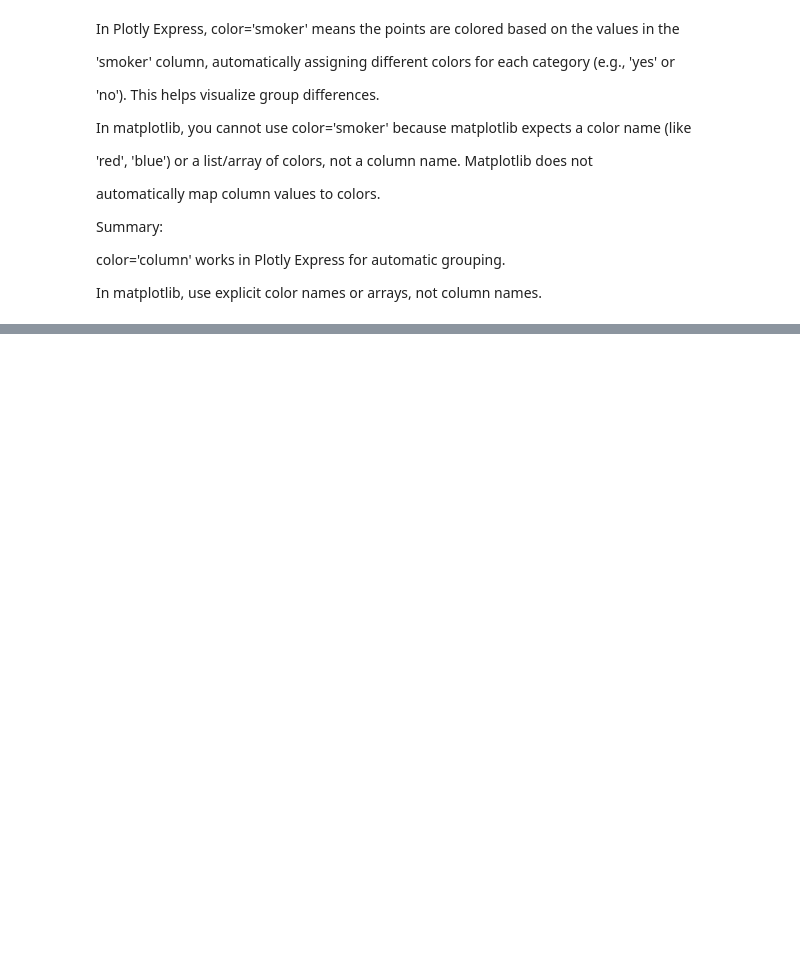
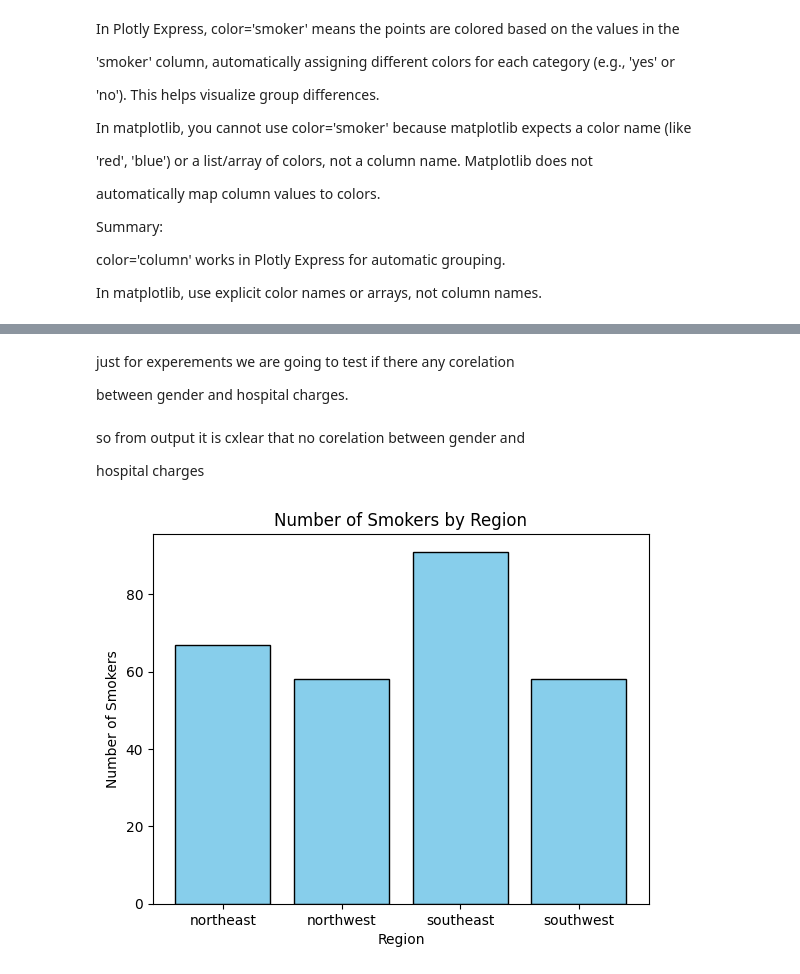
Before and after one commit to adith369-web/ml-projects, a Jupyter notebook: matplot_notes.ipynb, the cells around one changed output, grey strips where cells are left out. Drawn from its saved outputs; the diff is of its cells as text; code cells hidden in the pictures; blank space fills up the shorter version.

```diff
--- a/matplot_notes.ipynb
+++ b/matplot_notes.ipynb
@@ -456,0 +475,4 @@ In matplotlib, use explicit color names or arrays, not column names.
+# %% [markdown]
+just for experements we are going to test if there any corelation
+
+between gender and hospital charges.
@@ -456,0 +485,4 @@ In matplotlib, use explicit color names or arrays, not column names.
+# %% [markdown]
+so from output it is cxlear that no corelation between gender and
+
+hospital charges
@@ -456,0 +497,14 @@ In matplotlib, use explicit color names or arrays, not column names.
+# %%
+import matplotlib.pyplot as plt
+
+# Count number of smokers ('yes') in each region
+smoker_counts = df[df['smoker'] == 'yes'].groupby('region').size()
+
+# Plot bar chart
+plt.bar(smoker_counts.index, smoker_counts.values, color='skyblue', edgecolor='black')
+plt.xlabel('Region')
+plt.ylabel('Number of Smokers')
+plt.title('Number of Smokers by Region')
+plt.show()
+# %% [output]
+[figure, added]
```
Also changed, not shown: parts of 9 cells of this notebook, 2 other files.
